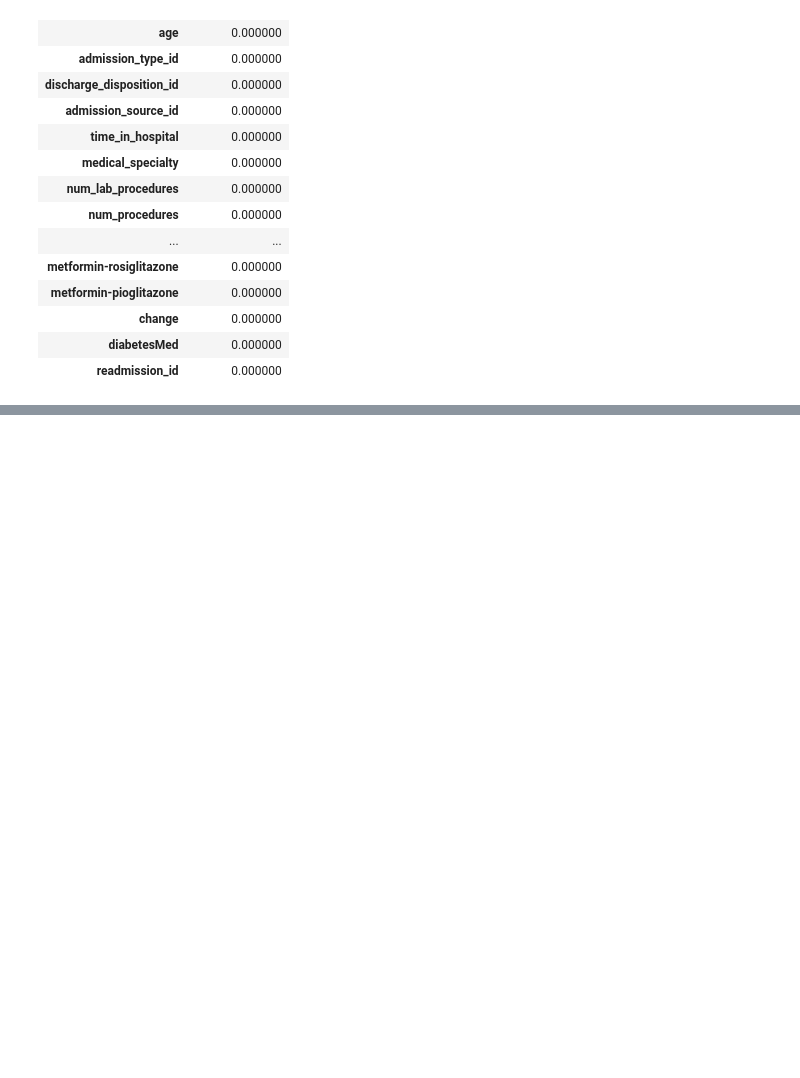
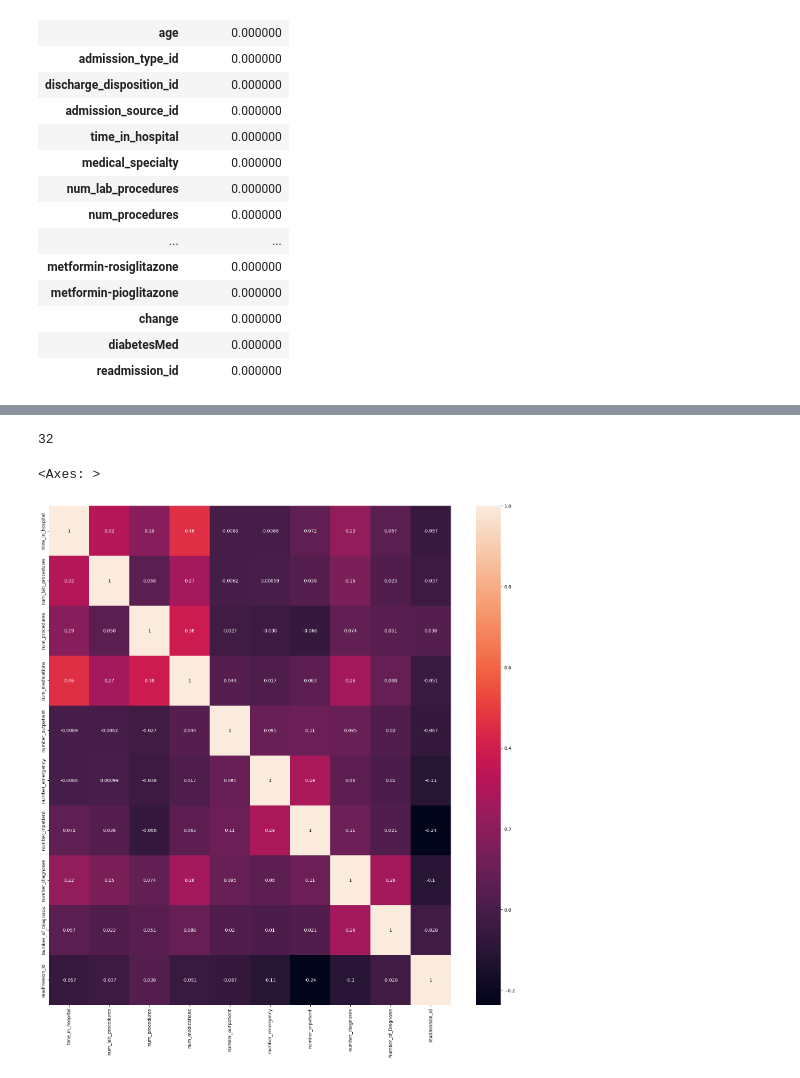
Before and after one commit to SSS-192858/Canadian_re-admittance_ML, a Jupyter notebook: data_cleansing.ipynb, the cells around one changed output, grey strips where cells are left out. Cells and saved outputs as stored; diff of their text form; code cells hidden in the pictures; blank space fills up the shorter version.

Commit message:
Encoding and visualizations added

```diff
--- a/data_cleansing.ipynb
+++ b/data_cleansing.ipynb
@@ -158,3 +143,13 @@ percentages_df
 | change | 0.000000 |
 | diabetesMed | 0.000000 |
 | readmission_id | 0.000000 |
+# %%
+df.loc[df['diag_1'].notnull(), 'diag_1'] = 4
+df.loc[df['diag_2'].notnull(), 'diag_2'] = 2
+df.loc[df['diag_3'].notnull(), 'diag_3'] = 1
+
+df['diag_1'].fillna(0,inplace=True)
+df['diag_2'].fillna(0,inplace=True)
+df['diag_3'].fillna(0,inplace=True)
+
+df.loc[:,'diag_1':'diag_3']
@@ -160,0 +170,3 @@ percentages_df
+# %%
+new_col = df['diag_1']+df['diag_2']+df['diag_3']
+df.insert(loc = len(df.columns)-1, column = 'Number_of_Diagnosis', value=new_col)
@@ -160,0 +185,2 @@ percentages_df
+# %%
+df.drop(columns=['diag_1','diag_2','diag_3'], inplace=True)
@@ -160,0 +209,12 @@ percentages_df
+# %%
+df.drop(columns=['chlorpropamide', 'tolbutamide', 'miglitol', 'tolazamide', 'acetohexamide', 'troglitazone', 'examide', 'citoglipton', 'glipizide-metformin', 'glimepiride-pioglitazone', 'metformin-rosiglitazone', 'metformin-pioglitazone'], inplace=True)
+df.columns.size
+# %% [output]
+32
+# %%
+plt.figure(figsize=(20,20))
+corr = df.loc[:, ["time_in_hospital","num_lab_procedures","num_procedures","num_medications","number_outpatient","number_emergency","number_inpatient","number_diagnoses","Number_of_Diagnosis","readmission_id"]].corr()
+sns.heatmap(corr,annot=True)
+# %% [output]
+<Axes: >
+[figure, added]
```
Also changed, not shown: parts of 20 cells of this notebook.
